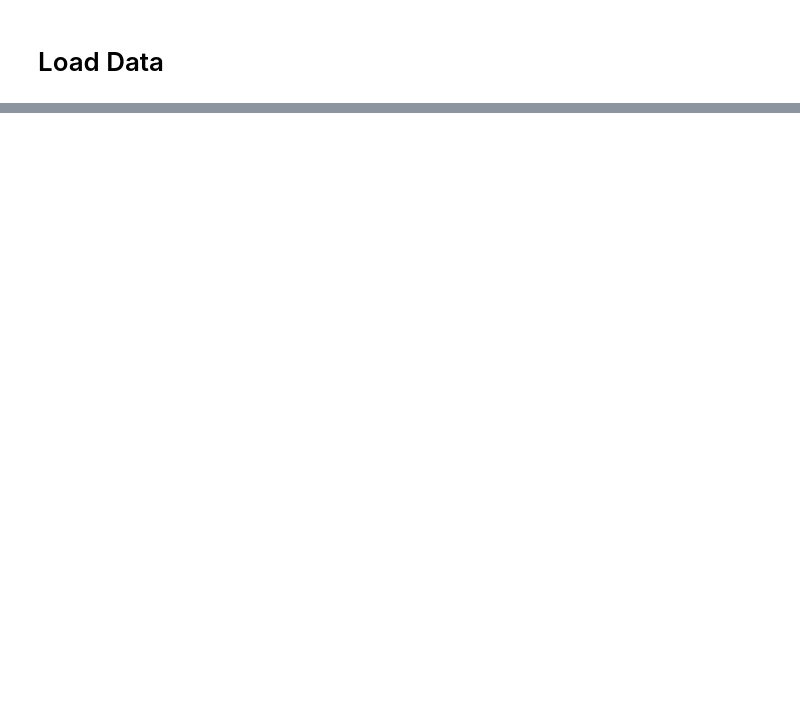
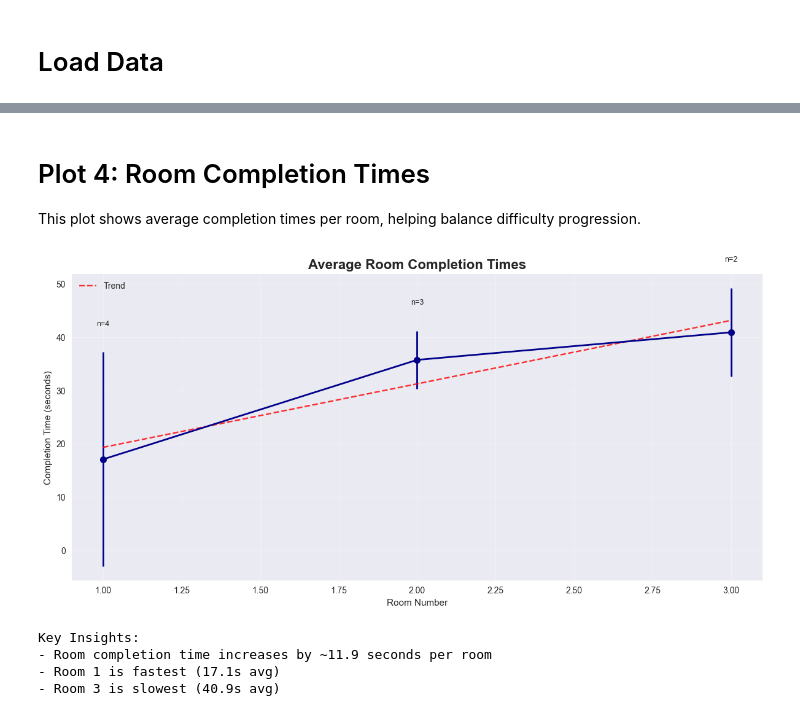
Before and after one commit to Jiawei-Wang45/526-NewPush, a Jupyter notebook: Analysis/analysis.ipynb, the cells around one changed output, grey strips where cells are left out. Cells and saved outputs as stored; diff of their text form; code cells hidden in the pictures; blank space fills up the shorter version.

```diff
--- a/Analysis/analysis.ipynb
+++ b/Analysis/analysis.ipynb
@@ -187,0 +322,47 @@ plt.show()
+# %% [markdown]
+# Plot 4: Room Completion Times
+
+This plot shows average completion times per room, helping balance difficulty progression.
+# %%
+# Room completion time analysis
+room_times = timer_df[timer_df['passed'] == True].groupby('roomnumber')['time'].agg(['mean', 'std', 'count']).round(2)
+room_times = room_times.reset_index()
+
+# Plot
+fig, ax = plt.subplots(figsize=(12, 6))
+
+# Line plot with error bars
+ax.errorbar(room_times['roomnumber'], room_times['mean'],
+            yerr=room_times['std'], fmt='o-', capsize=5,
+            color='darkblue', linewidth=2, markersize=8)
+
+ax.set_title('Average Room Completion Times', fontsize=16, fontweight='bold')
+ax.set_xlabel('Room Number')
+ax.set_ylabel('Completion Time (seconds)')
+ax.grid(True, alpha=0.3)
+
+# Add sample size labels
+for i, row in room_times.iterrows():
+    ax.text(row['roomnumber'], row['mean'] + row['std'] + 5,
+            f'n={int(row["count"])}', ha='center', fontsize=9)
+
+# Trend line
+z = np.polyfit(room_times['roomnumber'], room_times['mean'], 1)
+p = np.poly1d(z)
+ax.plot(room_times['roomnumber'], p(room_times['roomnumber']),
+        "r--", alpha=0.8, label='Trend')
+
+ax.legend()
+plt.tight_layout()
+plt.show()
+
+print("Key Insights:")
+print(f"- Room completion time increases by ~{z[0]:.1f} seconds per room")
+print(f"- Room {room_times.loc[room_times['mean'].idxmin(), 'roomnumber']} is fastest ({room_times['mean'].min():.1f}s avg)")
+print(f"- Room {room_times.loc[room_times['mean'].idxmax(), 'roomnumber']} is slowest ({room_times['mean'].max():.1f}s avg)")
+# %% [output]
+[figure, added]
+Key Insights:
+- Room completion time increases by ~11.9 seconds per room
+- Room 1 is fastest (17.1s avg)
+- Room 3 is slowest (40.9s avg)
```
Also changed, not shown: parts of 25 cells of this notebook, 6 other files.
